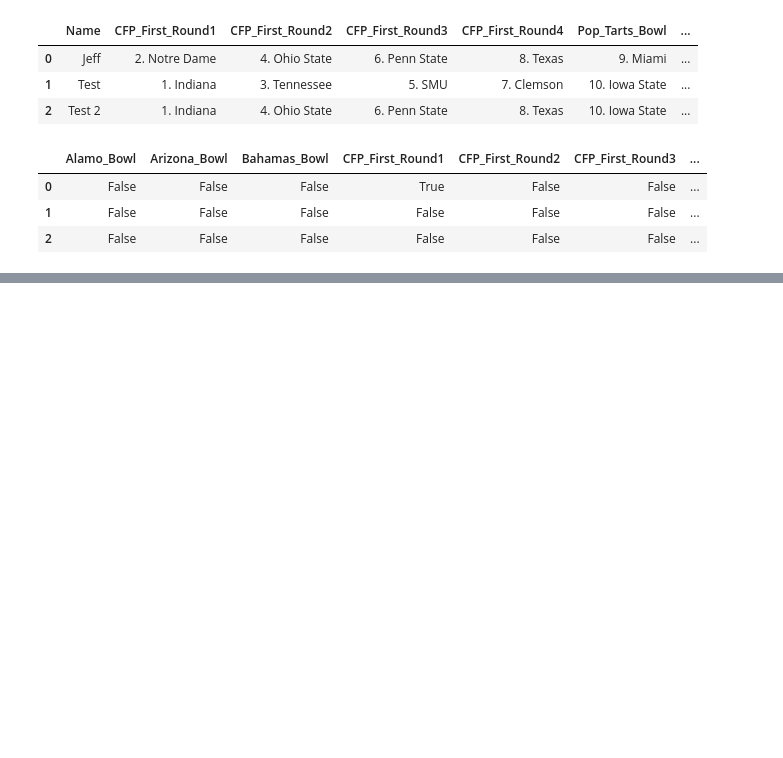
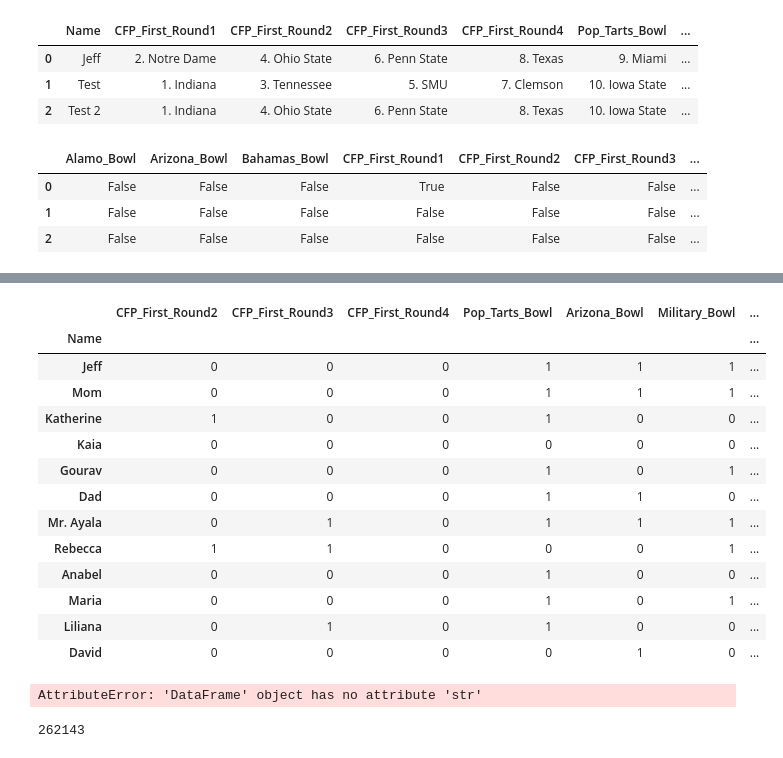
Before and after one commit to jgoett2/StreamlitTest, a Jupyter notebook: Untitled-4.ipynb, the cells around one changed output, grey strips where cells are left out. Saved outputs shown, nothing was run; the diff lists cells and outputs as text; code cells hidden in the pictures; blank space fills up the shorter version.

```diff
--- a/Untitled-4.ipynb
+++ b/Untitled-4.ipynb
@@ -194,0 +678,26 @@ DeltaGenerator()
+# %%
+open_games["num"] = (np.array(open_games.values)).dot(powers_two)
+open_games
+# %% [output]
+|  | CFP_First_Round2 | CFP_First_Round3 | CFP_First_Round4 | Pop_Tarts_Bowl | Arizona_Bowl | Military_Bowl | ... |
+| Name |  |  |  |  |  |  | ... |
+| Jeff | 0 | 0 | 0 | 1 | 1 | 1 | ... |
+| Mom | 0 | 0 | 0 | 1 | 1 | 1 | ... |
+| Katherine | 1 | 0 | 0 | 1 | 0 | 0 | ... |
+| Kaia | 0 | 0 | 0 | 0 | 0 | 0 | ... |
+| Gourav | 0 | 0 | 0 | 1 | 0 | 1 | ... |
+| Dad | 0 | 0 | 0 | 1 | 1 | 0 | ... |
+| Mr. Ayala | 0 | 1 | 0 | 1 | 1 | 1 | ... |
+| Rebecca | 1 | 1 | 0 | 0 | 0 | 1 | ... |
+| Anabel | 0 | 0 | 0 | 1 | 0 | 0 | ... |
+| Maria | 0 | 0 | 0 | 1 | 0 | 1 | ... |
+| Liliana | 0 | 1 | 0 | 1 | 0 | 0 | ... |
+| David | 0 | 0 | 0 | 0 | 1 | 0 | ... |
+# %%
+int(open_games.loc[:].astype(str).str.cat(),2)
+# %% [output]
+AttributeError: 'DataFrame' object has no attribute 'str'
+# %%
+np.uint32(int("111111111111111111",2))
+# %% [output]
+262143
```
Also changed, not shown: parts of 62 cells of this notebook, 3 other files.
